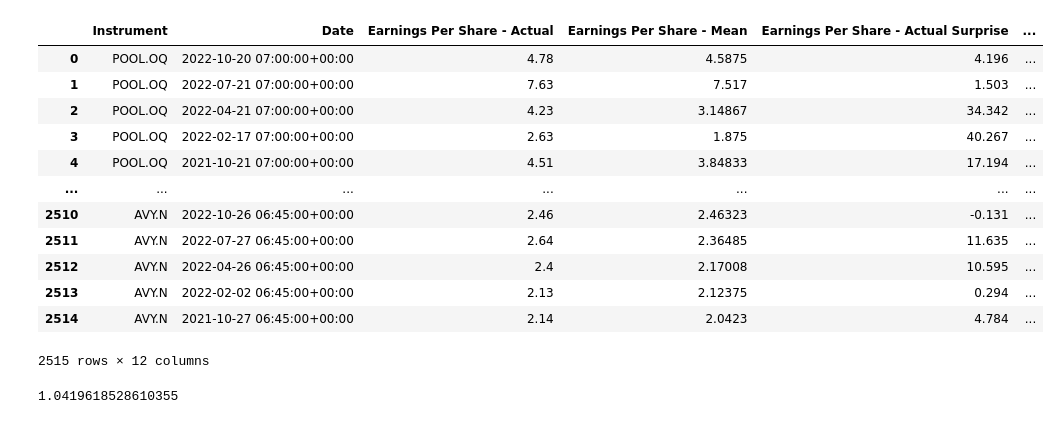
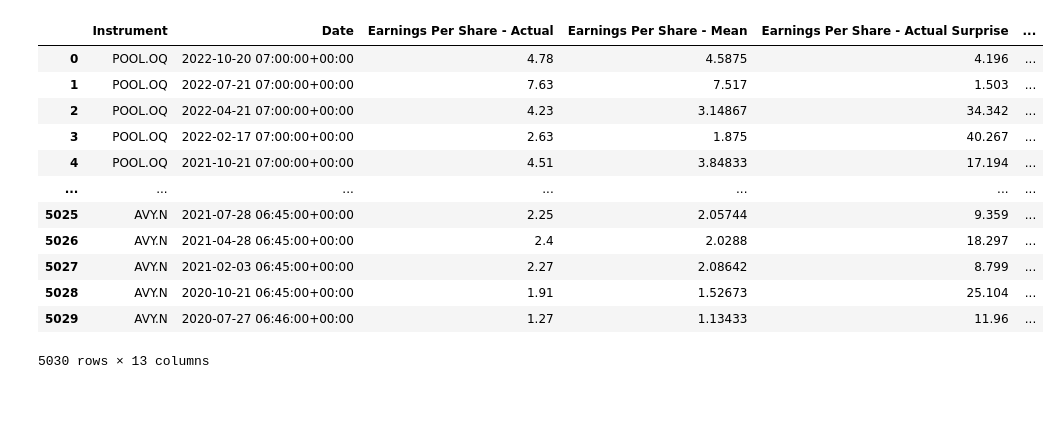
Before and after one commit to yummypugs/GSFM_AnalystForecasts, a Jupyter notebook: Elena/Elena_eikon_timeseries.ipynb, the cells around one changed output. Drawn from its saved outputs; the diff is of its cells as text; code cells hidden in the pictures.

```diff
--- a/Elena/Elena_eikon_timeseries.ipynb
+++ b/Elena/Elena_eikon_timeseries.ipynb
@@ -64,27 +64,23 @@ ek.set_app_key("320e7257c23945729695a106cedb2b9cb72d3207")
 
 ### continue..
 # %%
-economic_story = ['TR.EPSactValue.date', 'TR.EPSActValue', "TR.EPSMean", "TR.EPSActSurprise", 'TR.RevenueActValue', "TR.F.EV", "TR.LTGMean",  "TR.NumberOfAnalysts", "TR.RecMean", "TR.WACCInflationAdjRiskFreeRate", "TR.F.NetIncAfterTax"]
+economic_story = ['TR.EPSactValue.date', 'TR.EPSActValue', "TR.EPSMean", "TR.EPSActSurprise", 'TR.RevenueActValue', "TR.F.EV", "TR.LTGMean",  "TR.NumberOfAnalysts", "TR.RecMean", "TR.RecMean(SDate=-2,EDate=-11)", "TR.WACCInflationAdjRiskFreeRate", "TR.F.NetIncAfterTax"]
 # , "TR.AdjSharesHeld"
 # %%
-df, e = ek.get_data('0#.SPX', economic_story, parameters = {'SDate':'-1','EDate':'-5','Period':'FQ0','Frq':'FQ'})
+df, e = ek.get_data('0#.SPX', economic_story, parameters = {'SDate':'-1','EDate':'-10','Period':'FQ0','Frq':'FQ'})
 df["Date"] = pd.to_datetime(df["Date"])
 df
 # %% [output]
 |  | Instrument | Date | Earnings Per Share - Actual | Earnings Per Share - Mean | Earnings Per Share - Actual Surprise | ... |
 | 0 | POOL.OQ | 2022-10-20 07:00:00+00:00 | 4.78 | 4.5875 | 4.196 | ... |
 | 1 | POOL.OQ | 2022-07-21 07:00:00+00:00 | 7.63 | 7.517 | 1.503 | ... |
 | 2 | POOL.OQ | 2022-04-21 07:00:00+00:00 | 4.23 | 3.14867 | 34.342 | ... |
 | 3 | POOL.OQ | 2022-02-17 07:00:00+00:00 | 2.63 | 1.875 | 40.267 | ... |
 | 4 | POOL.OQ | 2021-10-21 07:00:00+00:00 | 4.51 | 3.84833 | 17.194 | ... |
 | ... | ... | ... | ... | ... | ... | ... |
-| 2510 | AVY.N | 2022-10-26 06:45:00+00:00 | 2.46 | 2.46323 | -0.131 | ... |
-| 2511 | AVY.N | 2022-07-27 06:45:00+00:00 | 2.64 | 2.36485 | 11.635 | ... |
-| 2512 | AVY.N | 2022-04-26 06:45:00+00:00 | 2.4 | 2.17008 | 10.595 | ... |
-| 2513 | AVY.N | 2022-02-02 06:45:00+00:00 | 2.13 | 2.12375 | 0.294 | ... |
-| 2514 | AVY.N | 2021-10-27 06:45:00+00:00 | 2.14 | 2.0423 | 4.784 | ... |
+| 5025 | AVY.N | 2021-07-28 06:45:00+00:00 | 2.25 | 2.05744 | 9.359 | ... |
+| 5026 | AVY.N | 2021-04-28 06:45:00+00:00 | 2.4 | 2.0288 | 18.297 | ... |
+| 5027 | AVY.N | 2021-02-03 06:45:00+00:00 | 2.27 | 2.08642 | 8.799 | ... |
+| 5028 | AVY.N | 2020-10-21 06:45:00+00:00 | 1.91 | 1.52673 | 25.104 | ... |
+| 5029 | AVY.N | 2020-07-27 06:46:00+00:00 | 1.27 | 1.13433 | 11.96 | ... |
-2515 rows × 12 columns
+5030 rows × 13 columns
-# %%
-4.78/4.5875
-# %% [output]
-1.0419618528610355
```
Also changed, not shown: parts of 10 cells of this notebook.
